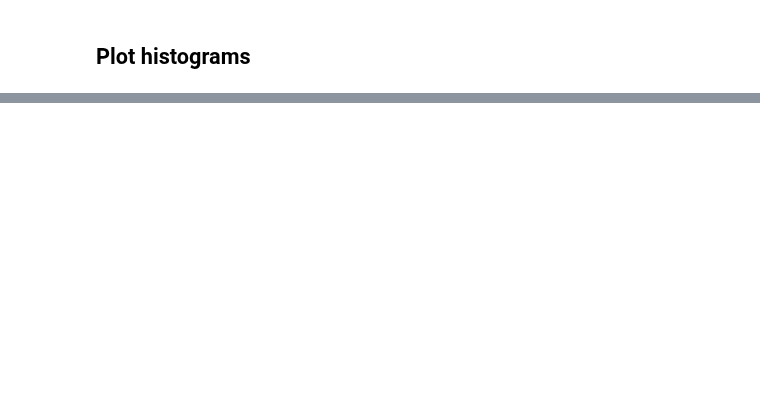
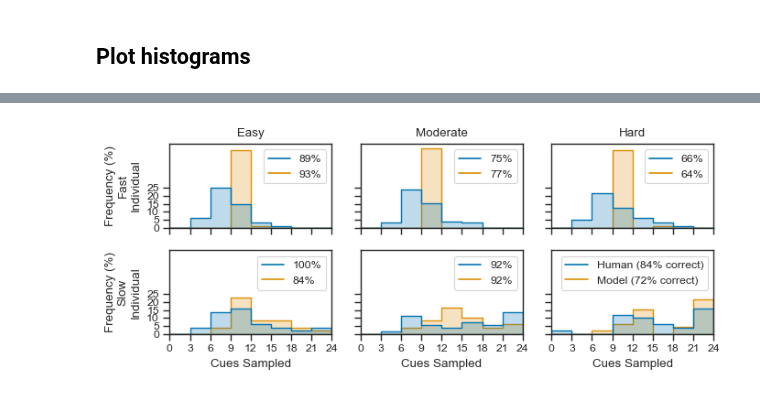
Before and after one commit to psipeter/speed-accuracy-tradeoff, a Jupyter notebook: individual_behavior.ipynb, the cells around one changed output, grey strips where cells are left out. Cells and saved outputs as stored; diff of their text form; code cells hidden in the pictures; blank space fills up the shorter version.

```diff
--- a/individual_behavior.ipynb
+++ b/individual_behavior.ipynb
@@ -134,0 +269,4 @@ fig.savefig(f"plots/extremes.png", dpi=600)
+# %%
+plot("tmTds_fast", "38", "tmTDs_fast_squared")
+# %% [output]
+[figure, added]
```
Also changed, not shown: parts of 13 cells of this notebook.
